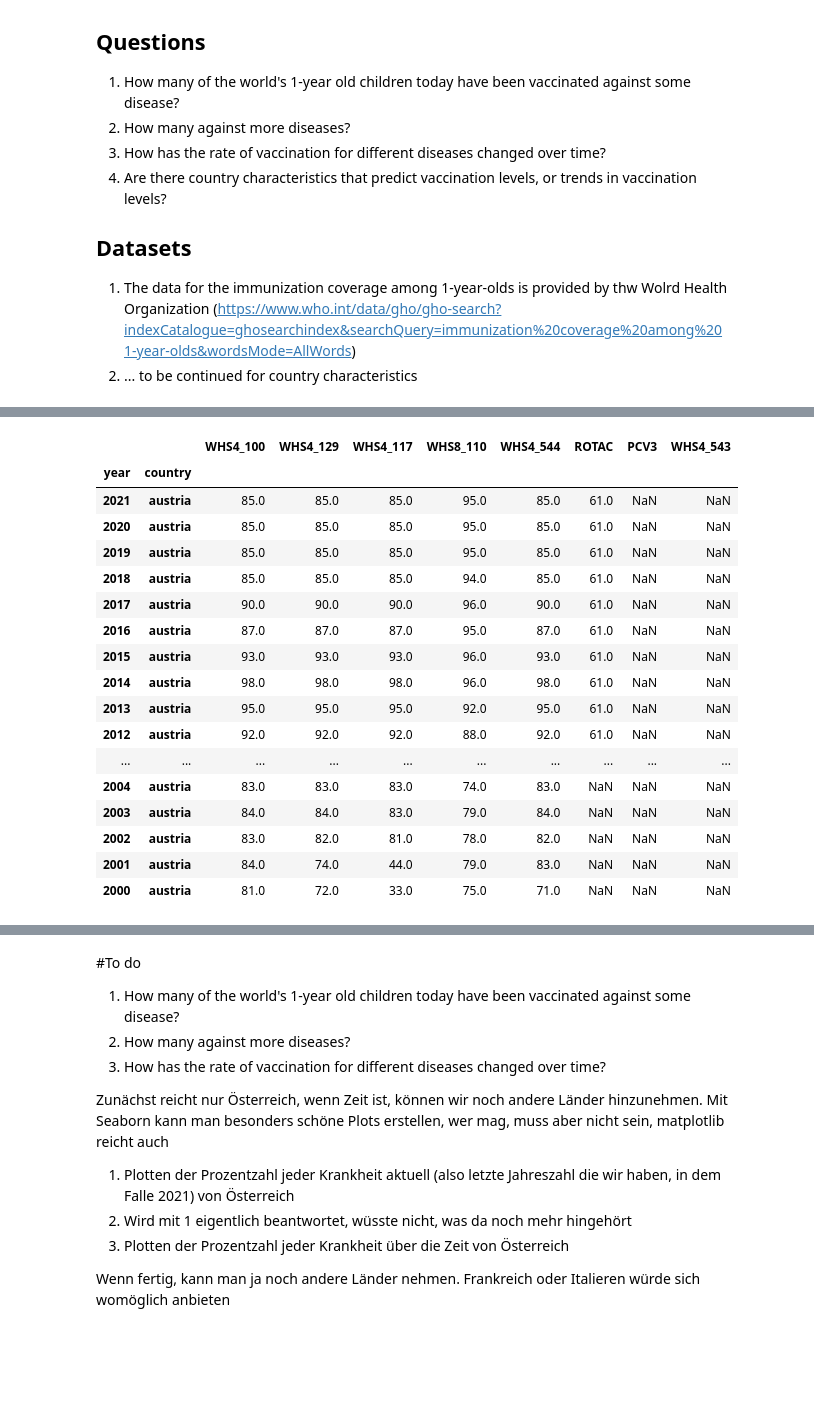
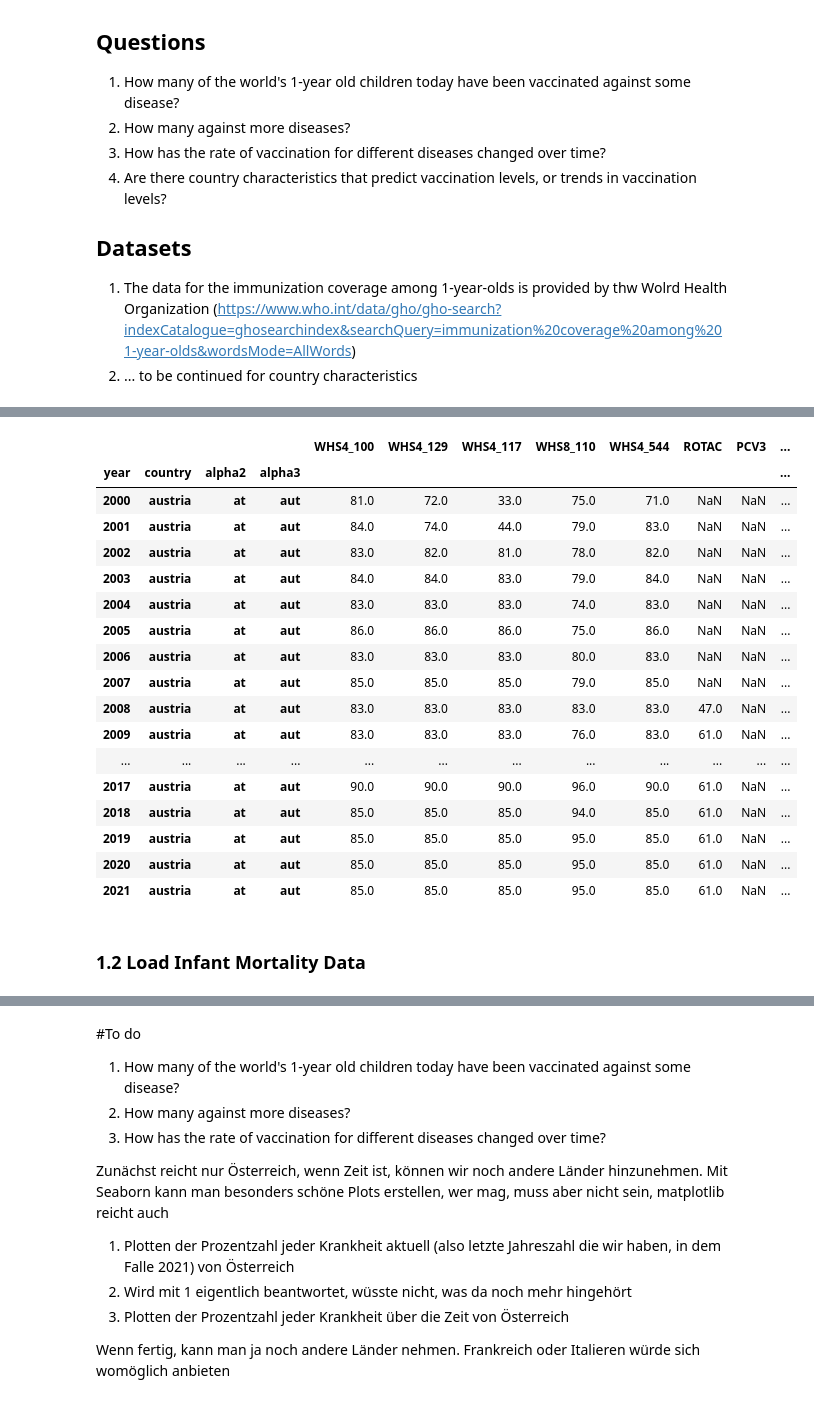
Before and after one commit to YannicEl/datas007, a Jupyter notebook: notebook.ipynb, the cells around one changed output, grey strips where cells are left out. Saved outputs shown, nothing was run; the diff lists cells and outputs as text; code cells hidden in the pictures; blank space fills up the shorter version.

```diff
--- a/notebook.ipynb
+++ b/notebook.ipynb
@@ -60,39 +99,51 @@ def vaccineIndicatorToDiseaseName(indicator: str) -> str:
 # %%
-immunization_data_path = os.path.join(base_data_path, 'immunization')
-immunization_data_directory = glob.glob(os.path.join(immunization_data_path, '*.csv'))
+def load_immunization_data(immunization_data_path: str) -> pd.DataFrame:
+  immunization_data_directory = glob.glob(os.path.join(immunization_data_path, '*.csv'))
 
-immunization_data_list = []
-for filename in sorted(immunization_data_directory):
-    df = pd.read_csv(filename, sep=',')    # value is immunization coverage among 1-year-olds in (%)
-    indicator = df['IndicatorCode'][0]
-    df.rename(columns={'Period': 'year', 'Location': 'country', 'Value': indicator}, inplace=True)
-    df = df[['year', 'country', indicator]].copy()
-    df['country'] = df['country'].str.lower()
-    df.set_index(['year', 'country'], inplace=True)
-    immunization_data_list.append(df)
+  immunization_data_list = []
+  for filename in immunization_data_directory:
+      df = pd.read_csv(filename, sep=',')
+      indicator = df['IndicatorCode'][0]
+      df.rename(columns={'Period': 'year', 'Location': 'country', 'Value': indicator, 'SpatialDimValueCode': 'alpha3' }, inplace=True)
+      df = df.assign(alpha2=lambda x: x.alpha3.map(lambda y: getCountryMapping(y).get('alpha2')))
+      df = df[['year', 'country', 'alpha2', 'alpha3', indicator]].copy()
+      df['country'] = df['country'].str.lower()
+      df['alpha3'] = df['alpha3'].str.lower()
+      df.set_index(['year', 'country', 'alpha2', 'alpha3'], inplace=True)
+      immunization_data_list.append(df)
 
-immunization_data = pd.concat(immunization_data_list, axis=1)
+  immunization_data = pd.concat(immunization_data_list, axis=1)
 
-immunization_data[diseaseNameToVaccineIndicator('diphtheria_pertussis_tetanus')] = immunization_data[diseaseNameToVaccineIndicator('diphtheria_pertussis_tetanus')].astype(float)
-immunization_data[diseaseNameToVaccineIndicator('measles')] = immunization_data[diseaseNameToVaccineIndicator('measles')].astype(float)
+  immunization_data[diseaseNameToVaccineIndicator('diphtheria_pertussis_tetanus')] = immunization_data[diseaseNameToVaccineIndicator('diphtheria_pertussis_tetanus')].astype(float)
+  immunization_data[diseaseNameToVaccineIndicator('measles')] = immunization_data[diseaseNameToVaccineIndicator('measles')].astype(float)
 
-display(immunization_data[immunization_data.index.get_level_values('country') == 'austria'])
+  immunization_data.sort_values(['year'], inplace=True)
+
+  return immunization_data
-# %% [output]
-|  |  | WHS4_100 | WHS4_129 | WHS4_117 | WHS8_110 | WHS4_544 | ROTAC | PCV3 | WHS4_543 |
-| year | country |  |  |  |  |  |  |  |  |
-| 2021 | austria | 85.0 | 85.0 | 85.0 | 95.0 | 85.0 | 61.0 | NaN | NaN |
-| 2020 | austria | 85.0 | 85.0 | 85.0 | 95.0 | 85.0 | 61.0 | NaN | NaN |
-| 2019 | austria | 85.0 | 85.0 | 85.0 | 95.0 | 85.0 | 61.0 | NaN | NaN |
-| 2018 | austria | 85.0 | 85.0 | 85.0 | 94.0 | 85.0 | 61.0 | NaN | NaN |
-| 2017 | austria | 90.0 | 90.0 | 90.0 | 96.0 | 90.0 | 61.0 | NaN | NaN |
-| 2016 | austria | 87.0 | 87.0 | 87.0 | 95.0 | 87.0 | 61.0 | NaN | NaN |
-| 2015 | austria | 93.0 | 93.0 | 93.0 | 96.0 | 93.0 | 61.0 | NaN | NaN |
-| 2014 | austria | 98.0 | 98.0 | 98.0 | 96.0 | 98.0 | 61.0 | NaN | NaN |
-| 2013 | austria | 95.0 | 95.0 | 95.0 | 92.0 | 95.0 | 61.0 | NaN | NaN |
-| 2012 | austria | 92.0 | 92.0 | 92.0 | 88.0 | 92.0 | 61.0 | NaN | NaN |
-| ... | ... | ... | ... | ... | ... | ... | ... | ... | ... |
-| 2004 | austria | 83.0 | 83.0 | 83.0 | 74.0 | 83.0 | NaN | NaN | NaN |
-| 2003 | austria | 84.0 | 84.0 | 83.0 | 79.0 | 84.0 | NaN | NaN | NaN |
-| 2002 | austria | 83.0 | 82.0 | 81.0 | 78.0 | 82.0 | NaN | NaN | NaN |
-| 2001 | austria | 84.0 | 74.0 | 44.0 | 79.0 | 83.0 | NaN | NaN | NaN |
-| 2000 | austria | 81.0 | 72.0 | 33.0 | 75.0 | 71.0 | NaN | NaN | NaN |
+# %%
+immunization_data_path = os.path.join(base_data_path, 'immunization')
+immunization_data = load_immunization_data(immunization_data_path)
+
+display(immunization_data[immunization_data.index.get_level_values('country') == 'austria'])
+# printDataDimensions(immunization_data)
+# %% [output]
+|  |  |  |  | WHS4_100 | WHS4_129 | WHS4_117 | WHS8_110 | WHS4_544 | ROTAC | PCV3 | ... |
+| year | country | alpha2 | alpha3 |  |  |  |  |  |  |  | ... |
+| 2000 | austria | at | aut | 81.0 | 72.0 | 33.0 | 75.0 | 71.0 | NaN | NaN | ... |
+| 2001 | austria | at | aut | 84.0 | 74.0 | 44.0 | 79.0 | 83.0 | NaN | NaN | ... |
+| 2002 | austria | at | aut | 83.0 | 82.0 | 81.0 | 78.0 | 82.0 | NaN | NaN | ... |
+| 2003 | austria | at | aut | 84.0 | 84.0 | 83.0 | 79.0 | 84.0 | NaN | NaN | ... |
+| 2004 | austria | at | aut | 83.0 | 83.0 | 83.0 | 74.0 | 83.0 | NaN | NaN | ... |
+| 2005 | austria | at | aut | 86.0 | 86.0 | 86.0 | 75.0 | 86.0 | NaN | NaN | ... |
+| 2006 | austria | at | aut | 83.0 | 83.0 | 83.0 | 80.0 | 83.0 | NaN | NaN | ... |
+| 2007 | austria | at | aut | 85.0 | 85.0 | 85.0 | 79.0 | 85.0 | NaN | NaN | ... |
+| 2008 | austria | at | aut | 83.0 | 83.0 | 83.0 | 83.0 | 83.0 | 47.0 | NaN | ... |
+| 2009 | austria | at | aut | 83.0 | 83.0 | 83.0 | 76.0 | 83.0 | 61.0 | NaN | ... |
+| ... | ... | ... | ... | ... | ... | ... | ... | ... | ... | ... | ... |
+| 2017 | austria | at | aut | 90.0 | 90.0 | 90.0 | 96.0 | 90.0 | 61.0 | NaN | ... |
+| 2018 | austria | at | aut | 85.0 | 85.0 | 85.0 | 94.0 | 85.0 | 61.0 | NaN | ... |
+| 2019 | austria | at | aut | 85.0 | 85.0 | 85.0 | 95.0 | 85.0 | 61.0 | NaN | ... |
+| 2020 | austria | at | aut | 85.0 | 85.0 | 85.0 | 95.0 | 85.0 | 61.0 | NaN | ... |
+| 2021 | austria | at | aut | 85.0 | 85.0 | 85.0 | 95.0 | 85.0 | 61.0 | NaN | ... |
+# %% [markdown]
+### 1.2 Load Infant Mortality Data
```
Also changed, not shown: parts of 21 cells of this notebook, 4 other files.
